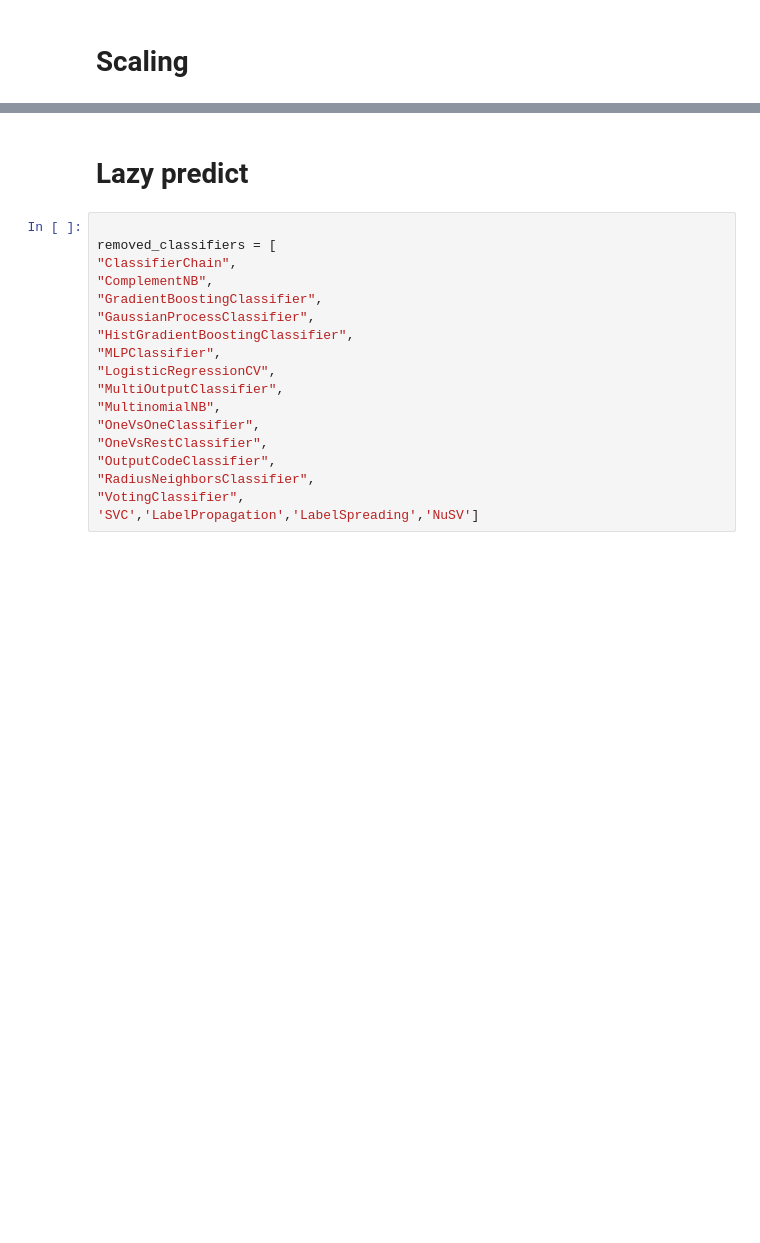
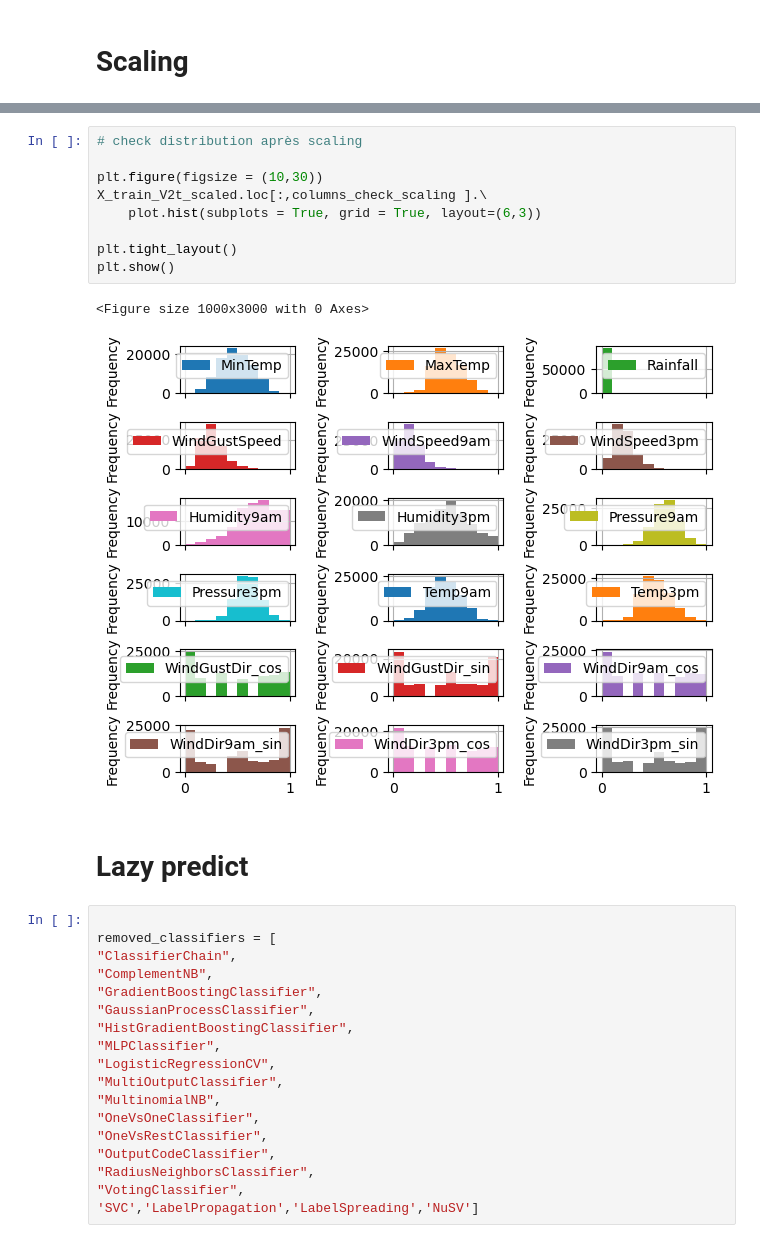
Before and after one commit to alastirm/NOV24_MLOPS_METEO, a Jupyter notebook: src/modelling_global_VF.ipynb, the cells around one changed output, grey strips where cells are left out. Saved outputs shown, nothing was run; the diff lists cells and outputs as text; blank space fills up the shorter version.

```diff
--- a/src/modelling_global_VF.ipynb
+++ b/src/modelling_global_VF.ipynb
@@ -149,3 +188,15 @@ plt.show()
+# %%
+# check distribution après scaling
+
+plt.figure(figsize = (10,30))
+X_train_V2t_scaled.loc[:,columns_check_scaling ].\
+    plot.hist(subplots = True, grid = True, layout=(6,3))
+
+plt.tight_layout()
+plt.show()
+# %% [output]
+<Figure size 1000x3000 with 0 Axes>
+[figure, added]
 # %% [markdown]
 # Lazy predict
 # %%
```
Also changed, not shown: parts of 41 cells of this notebook, 2 other files.
